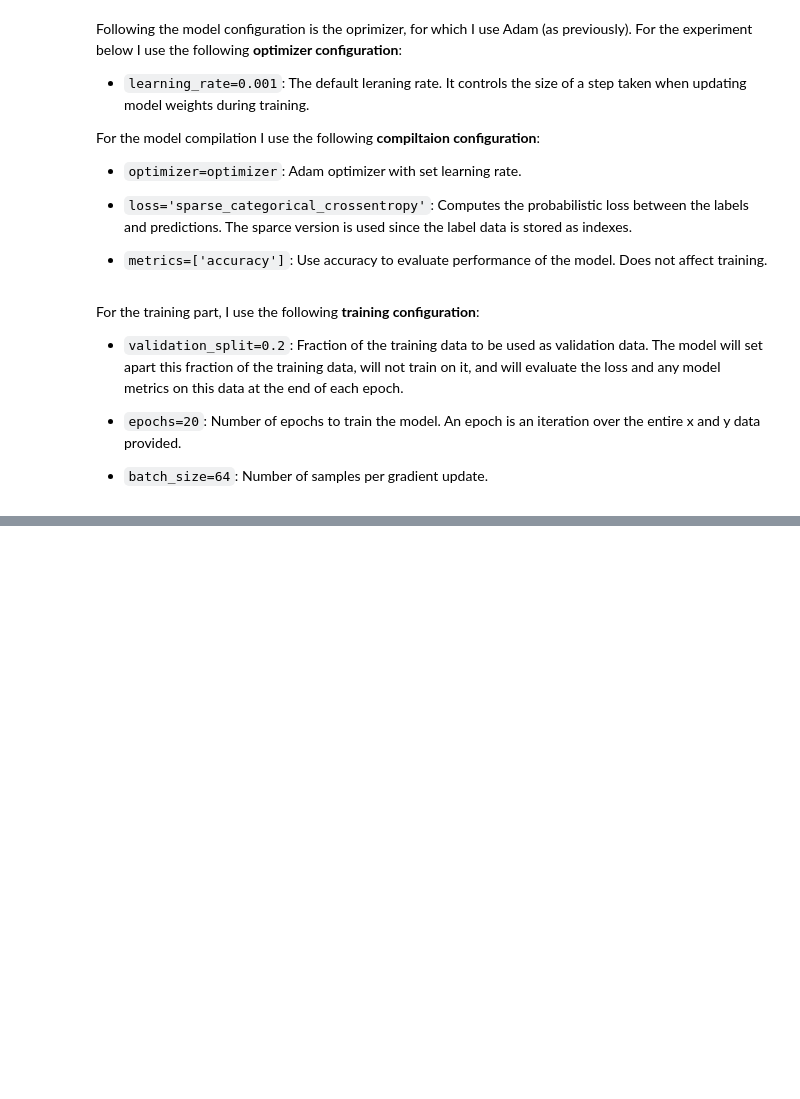
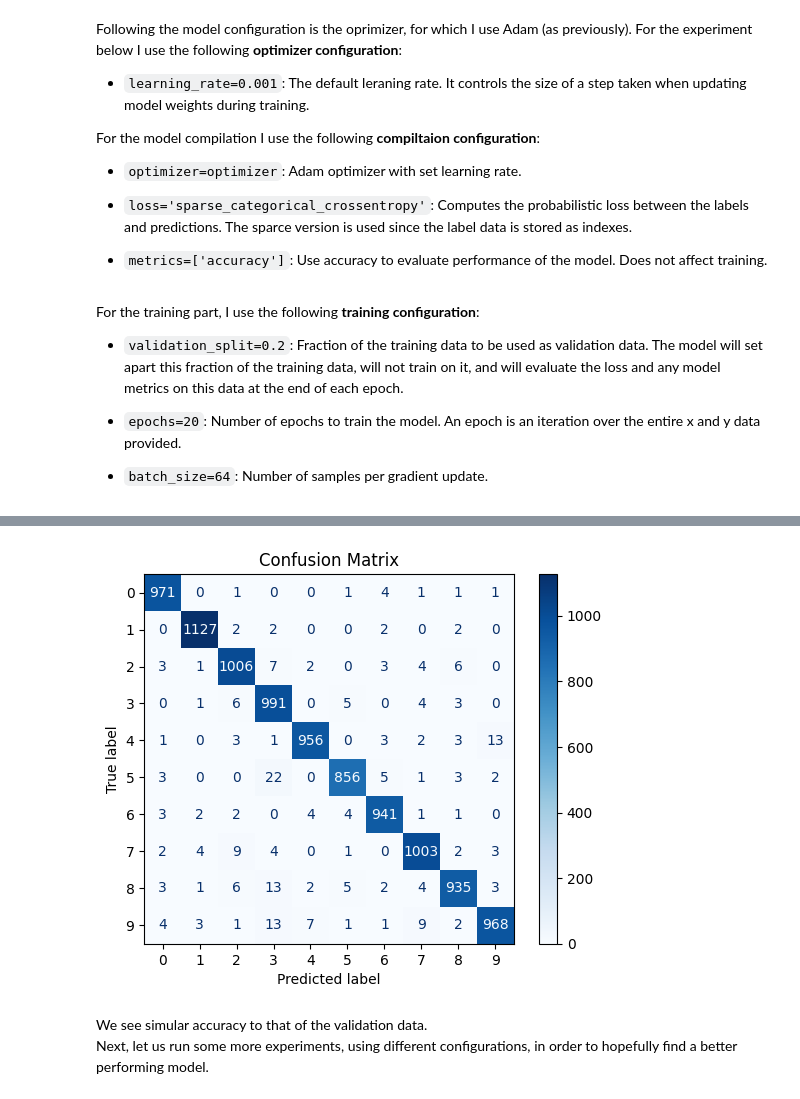
Before and after one commit to Tamarov128/mnist-mlp, a Jupyter notebook: multilayer_perceptron.ipynb, the cells around one changed output, grey strips where cells are left out. Saved outputs shown, nothing was run; the diff lists cells and outputs as text; code cells hidden in the pictures; blank space fills up the shorter version.

```diff
--- a/multilayer_perceptron.ipynb
+++ b/multilayer_perceptron.ipynb
@@ -267,0 +282,15 @@ Test Accuracy: 97.53%
+# %%
+# Plotting the confusion matrix
+
+from sklearn.metrics import confusion_matrix, ConfusionMatrixDisplay
+
+y_pred_probs = model.predict(x_test)
+y_pred_classes = np.argmax(y_pred_probs, axis=1)
+
+cm = confusion_matrix(y_test, y_pred_classes)
+
+disp = ConfusionMatrixDisplay(confusion_matrix=cm)
+disp.plot(cmap='Blues')
+plt.title("Confusion Matrix")
+plt.show()
+# %% [output]
@@ -267,0 +298,4 @@ Test Accuracy: 97.53%
+[figure, added]
+# %% [markdown]
+We see simular accuracy to that of the validation data.
+Next, let us run some more experiments, using different configurations, in order to hopefully find a better performing model.
```
Also changed, not shown: parts of 27 cells of this notebook.
